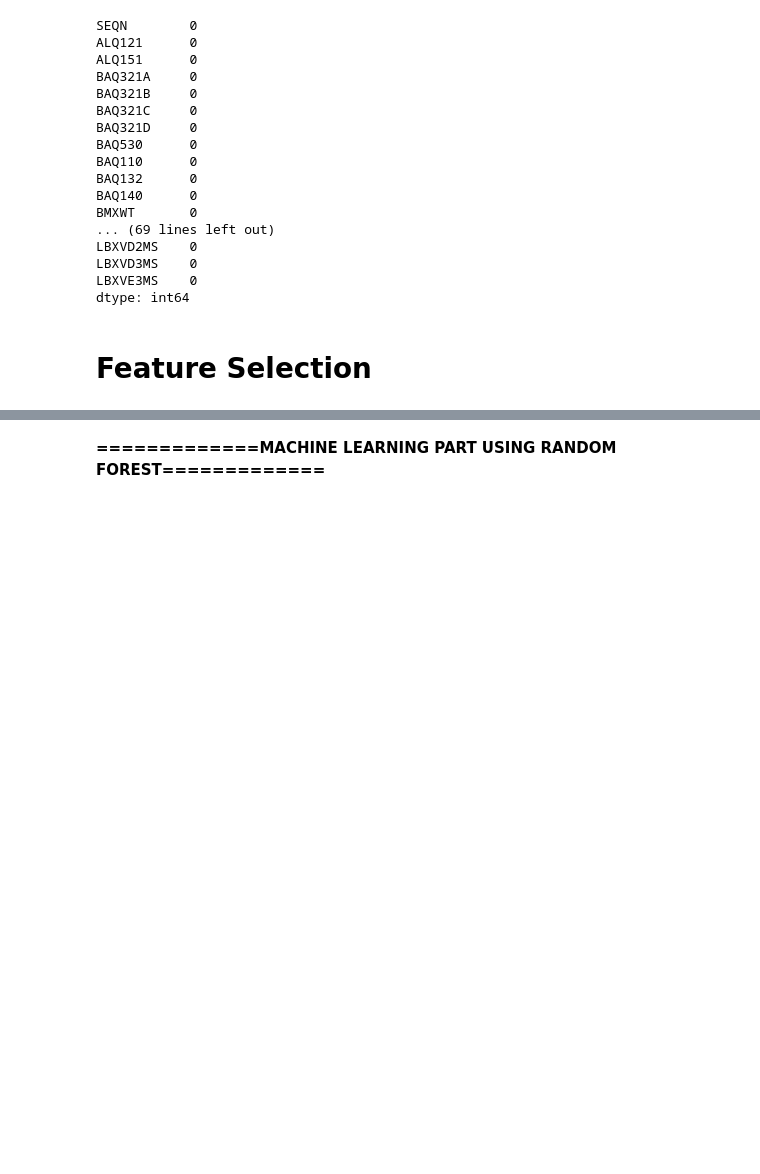
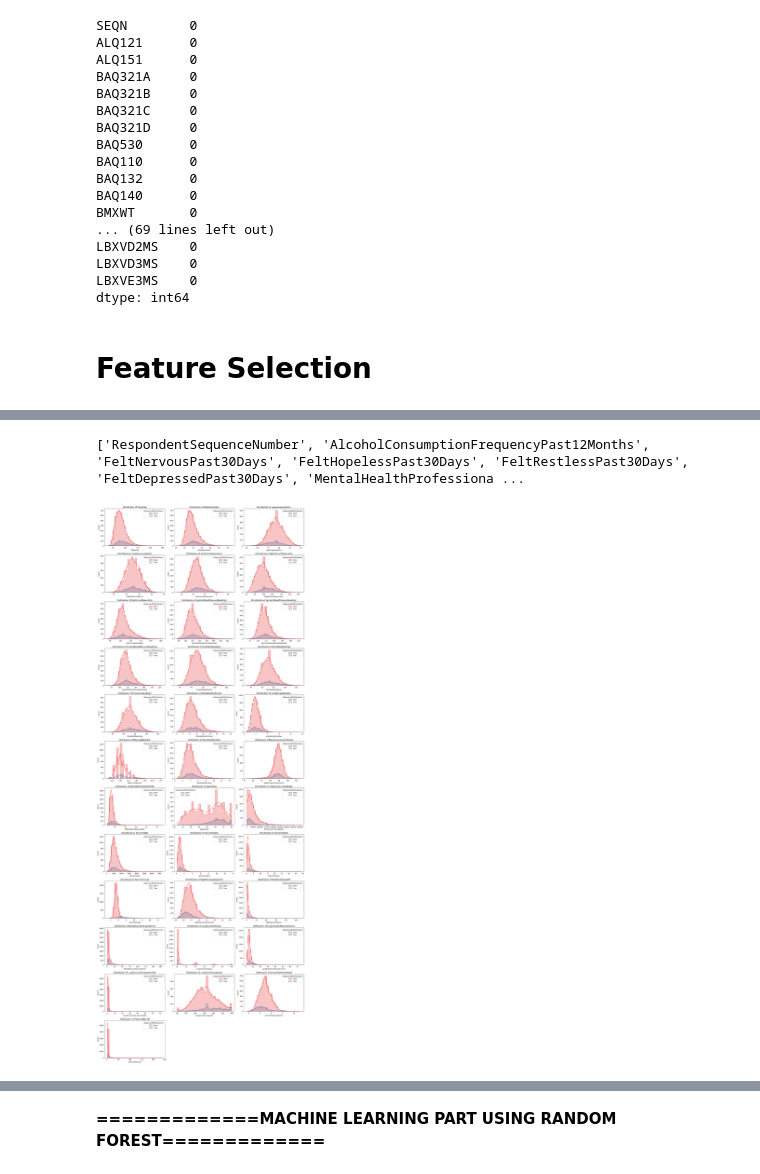
Before and after one commit to JoesphK/DEPIGradProject, a Jupyter notebook: HC.ipynb, the cells around one changed output, grey strips where cells are left out. Saved outputs shown, nothing was run; the diff lists cells and outputs as text; code cells hidden in the pictures; blank space fills up the shorter version.

```diff
--- a/HC.ipynb
+++ b/HC.ipynb
@@ -1022,0 +1311,24 @@ memory usage: 2.9 MB
+# %%
+print(df_Analysis.columns.tolist())
+# %% [output]
+['RespondentSequenceNumber', 'AlcoholConsumptionFrequencyPast12Months', 'FeltNervousPast30Days', 'FeltHopelessPast30Days', 'FeltRestlessPast30Days', 'FeltDepressedPast30Days', 'MentalHealthProfessiona ...
+# %%
+# Separate numerical and boolean columns (excluding the target)
+numerical_cols = df_Analysis.select_dtypes(include=['float64', 'int64']).columns.drop(['RespondentSequenceNumber'])
+boolean_cols = df_Analysis.select_dtypes(include=['boolean']).columns.drop('DiagnosedWithDiabetes')
+# %%
+# Plot histograms for numerical features grouped by the target
+n_cols = 3
+n_rows = (len(numerical_cols) + n_cols - 1) // n_cols
+
+plt.figure(figsize=(n_cols * 6, n_rows * 4))
+for idx, col in enumerate(numerical_cols, 1):
+    plt.subplot(n_rows, n_cols, idx)
+    sns.histplot(data=df_Analysis, x=col, hue='DiagnosedWithDiabetes', kde=True, bins=30, palette='Set1', element='step')
+    plt.title(f'Distribution of {col}')
+    plt.xlabel(col)
+    plt.ylabel('Count')
+plt.tight_layout()
+plt.show()
+# %% [output]
+[figure, added]
```
Also changed, not shown: parts of 71 cells of this notebook, 9 other files.
